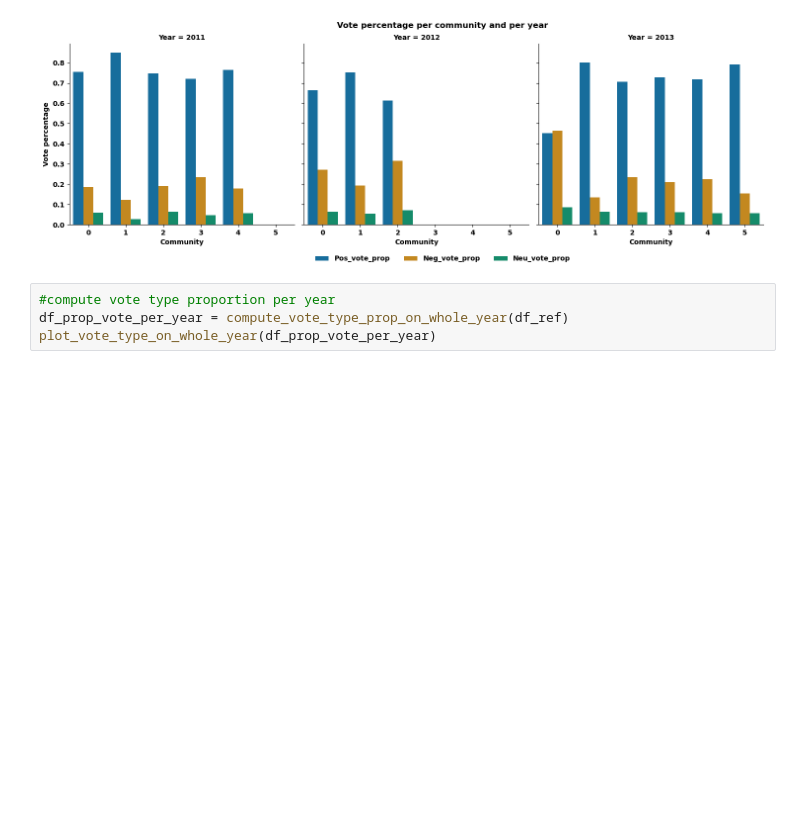
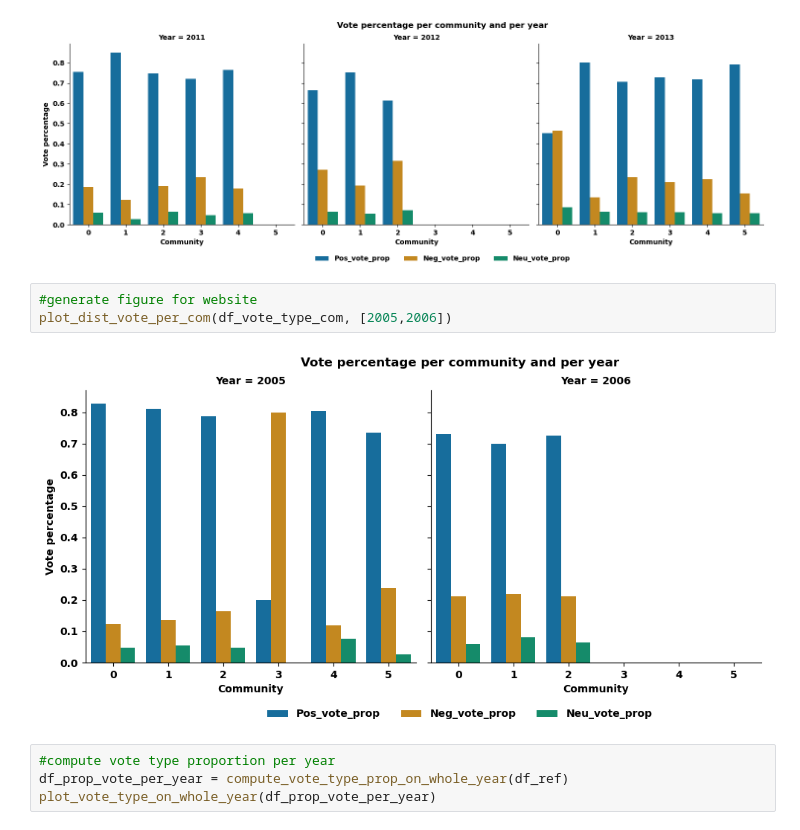
Before and after one commit to epfl-ada/ada-2023-project-abracadabra, a Jupyter notebook: community_analysis.ipynb, the cells around one changed output. Saved outputs shown, nothing was run; the diff lists cells and outputs as text; blank space fills up the shorter version.

```diff
--- a/community_analysis.ipynb
+++ b/community_analysis.ipynb
@@ -96,6 +101,11 @@ plot_dist_vote_per_com(df_vote_type_com, [2011,2012,2013])
 [figure]
 [figure]
 [figure]
+# %%
+#generate figure for website
+plot_dist_vote_per_com(df_vote_type_com, [2005,2006])
+# %% [output]
+[figure, added]
 # %%
 #compute vote type proportion per year
 df_prop_vote_per_year = compute_vote_type_prop_on_whole_year(df_ref)
```
Also changed, not shown: parts of 9 cells of this notebook, 1 other file.
